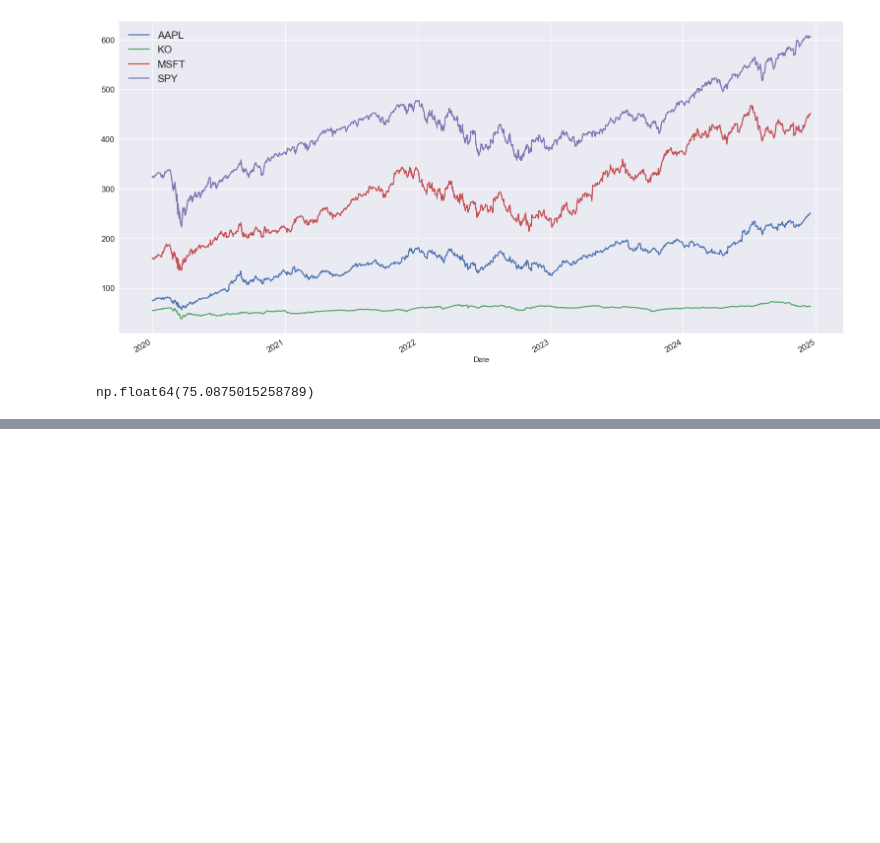
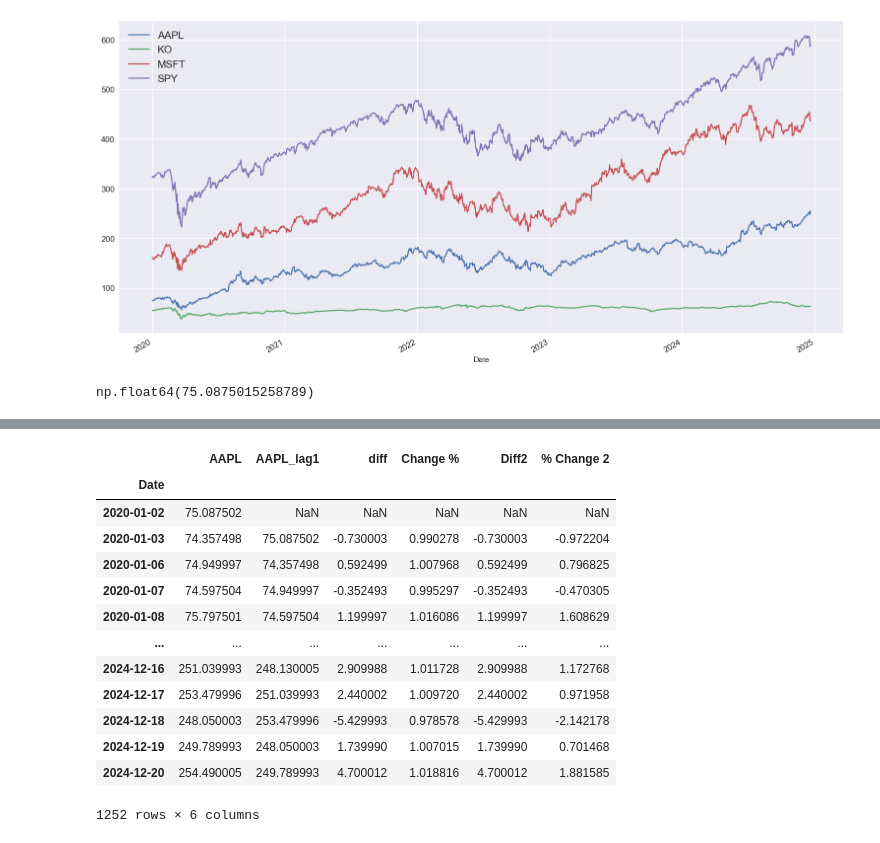
Before and after one commit to aghilas-smail/Aghilas_org, a Jupyter notebook: Algorthmic trading python/Trade.ipynb, the cells around one changed output, grey strips where cells are left out. Saved outputs shown, nothing was run; the diff lists cells and outputs as text; code cells hidden in the pictures; blank space fills up the shorter version.

```diff
--- a/Algorthmic trading python/Trade.ipynb
+++ b/Algorthmic trading python/Trade.ipynb
@@ -103,0 +180,4 @@ plt.show()
+# %%
+stocks.shift(periods=1)# La fonction shift() sert a shifter les valeurs de 1
+stocks["AAPL_lag1"] = stocks["AAPL"].shift(periods=1)
+stocks
@@ -103,0 +254,18 @@ plt.show()
+# %%
+stocks['% Change 2'] = stocks.AAPL.pct_change(periods=1).mul(100)
+stocks
+# %% [output]
+|  | AAPL | AAPL_lag1 | diff | Change % | Diff2 | % Change 2 |
+| Date |  |  |  |  |  |  |
+| 2020-01-02 | 75.087502 | NaN | NaN | NaN | NaN | NaN |
+| 2020-01-03 | 74.357498 | 75.087502 | -0.730003 | 0.990278 | -0.730003 | -0.972204 |
+| 2020-01-06 | 74.949997 | 74.357498 | 0.592499 | 1.007968 | 0.592499 | 0.796825 |
+| 2020-01-07 | 74.597504 | 74.949997 | -0.352493 | 0.995297 | -0.352493 | -0.470305 |
+| 2020-01-08 | 75.797501 | 74.597504 | 1.199997 | 1.016086 | 1.199997 | 1.608629 |
+| ... | ... | ... | ... | ... | ... | ... |
+| 2024-12-16 | 251.039993 | 248.130005 | 2.909988 | 1.011728 | 2.909988 | 1.172768 |
+| 2024-12-17 | 253.479996 | 251.039993 | 2.440002 | 1.009720 | 2.440002 | 0.971958 |
+| 2024-12-18 | 248.050003 | 253.479996 | -5.429993 | 0.978578 | -5.429993 | -2.142178 |
+| 2024-12-19 | 249.789993 | 248.050003 | 1.739990 | 1.007015 | 1.739990 | 0.701468 |
+| 2024-12-20 | 254.490005 | 249.789993 | 4.700012 | 1.018816 | 4.700012 | 1.881585 |
+1252 rows × 6 columns
```
Also changed, not shown: parts of 17 cells of this notebook, 1 other file.
